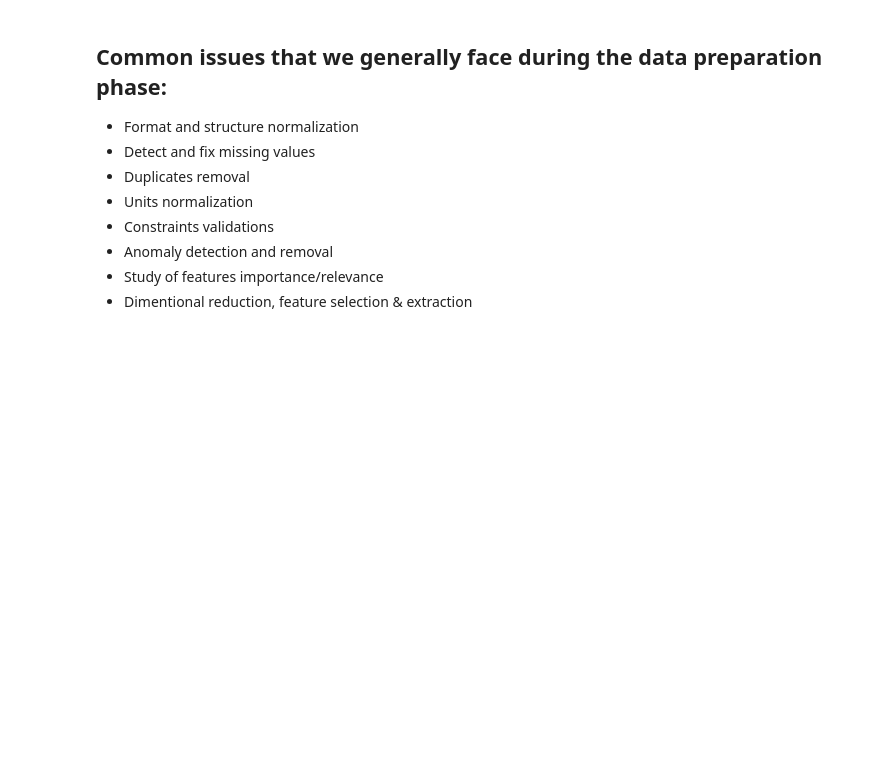
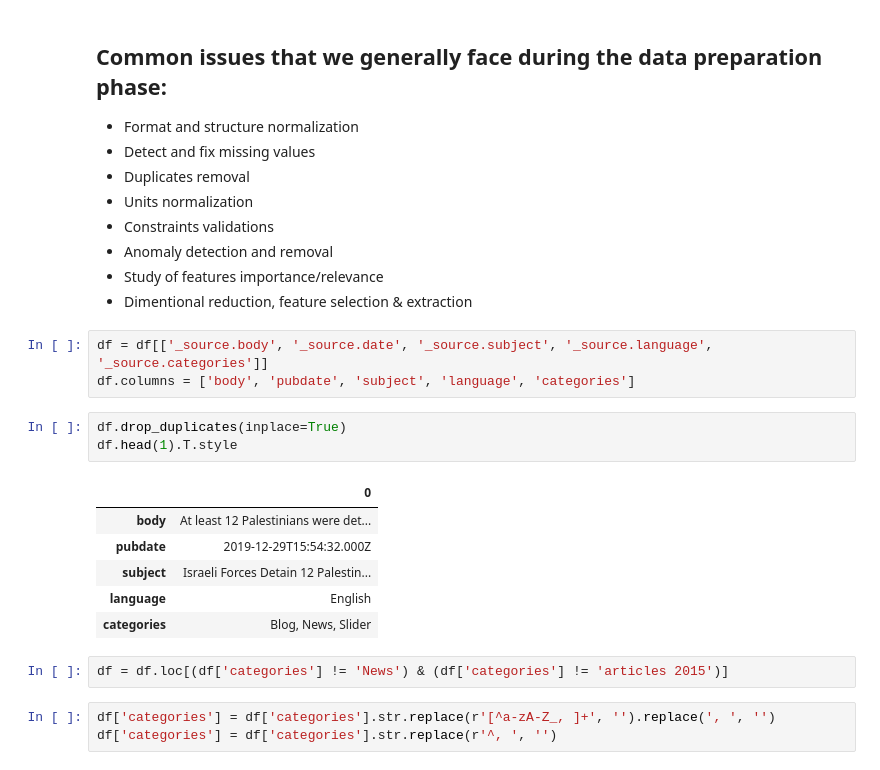
Before and after one commit to saidsef/ml-classifier, a Jupyter notebook: classifier-ml.ipynb, the cells around one changed output. Drawn from its saved outputs; the diff is of its cells as text; blank space fills up the shorter version.

```diff
--- a/classifier-ml.ipynb
+++ b/classifier-ml.ipynb
@@ -47,3 +37,21 @@ df.head(1).T.style
  - Anomaly detection and removal
  - Study of features importance/relevance
  - Dimentional reduction, feature selection & extraction
+# %%
+df = df[['_source.body', '_source.date', '_source.subject', '_source.language', '_source.categories']]
+df.columns = ['body', 'pubdate', 'subject', 'language', 'categories']
+# %%
+df.drop_duplicates(inplace=True)
+df.head(1).T.style
+# %% [output]
+|  | 0 |
+| body | At least 12 Palestinians were det... |
+| pubdate | 2019-12-29T15:54:32.000Z |
+| subject | Israeli Forces Detain 12 Palestin... |
+| language | English |
+| categories | Blog, News, Slider |
+# %%
+df = df.loc[(df['categories'] != 'News') & (df['categories'] != 'articles 2015')]
+# %%
+df['categories'] = df['categories'].str.replace(r'[^a-zA-Z_, ]+', '').replace(', ', '')
+df['categories'] = df['categories'].str.replace(r'^, ', '')
```
Also changed, not shown: parts of 32 cells of this notebook.
